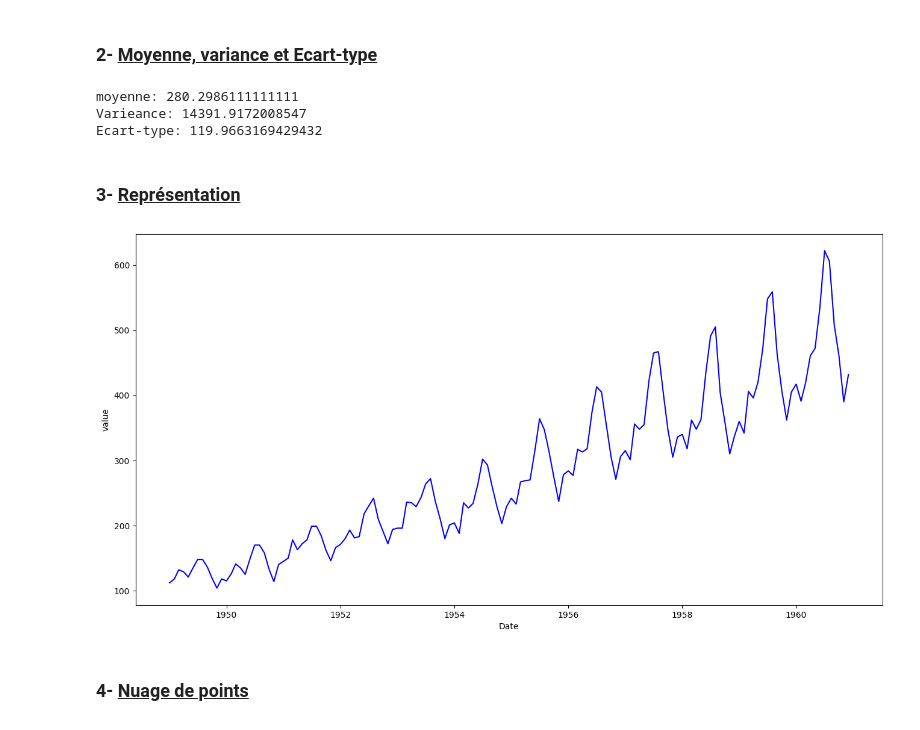
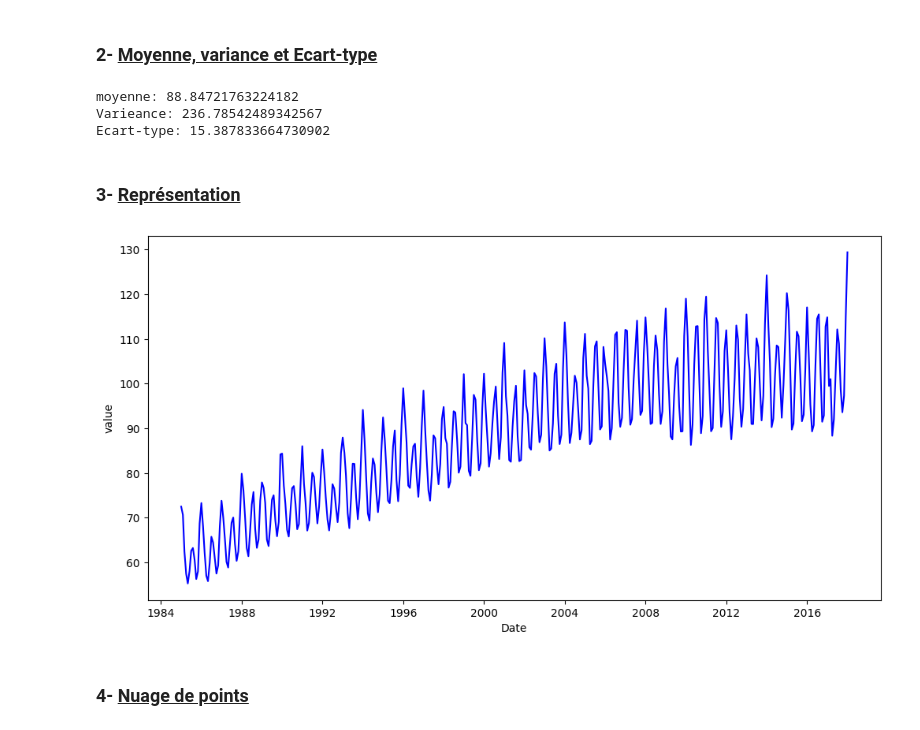
Before and after one commit to gedeontiga/time-series-app, a Jupyter notebook: Tp1.ipynb, the cells around one changed output. Drawn from its saved outputs; the diff is of its cells as text; code cells hidden in the pictures.

```diff
--- a/Tp1.ipynb
+++ b/Tp1.ipynb
@@ -231,30 +234,31 @@ plt.show()
 # %% [markdown]
 <h3>1- <b><u> Étude production électrique<u></b></h3>
 # %%
-filepath_5 = "dataset/AirPassengers.csv"
-df_5  = pd.read_csv(filepath_5);
+filepath_5 = "dataset/Electric_Production.csv"
+df_5  = pd.read_csv(filepath_5, nrows=500);
 # %% [markdown]
 <h3>2- <b><u> Moyenne, variance et Ecart-type<u></b></h3>
 # %%
-mean_5 = df_5['Airpass'].mean()
-var_5 = df_5['Airpass'].var()
-ect_5 = df_5['Airpass'].std()
+mean_5 = df_5['IPG2211A2N'].mean()
+var_5 = df_5['IPG2211A2N'].var()
+ect_5 = df_5['IPG2211A2N'].std()
 print(f"moyenne: {mean_5}\nVarieance: {var_5}\nEcart-type: {ect_5}")
 # %% [output]
-moyenne: 280.2986111111111
-Varieance: 14391.9172008547
-Ecart-type: 119.9663169429432
+moyenne: 88.84721763224182
+Varieance: 236.78542489342567
+Ecart-type: 15.387833664730902
 # %% [markdown]
 <h3>3- <b><u> Représentation <u></b></h3>
 # %%
-plt.figure(figsize=(16, 8))
-plt.plot(pd.to_datetime(df_5['t']), df_5['Airpass'], c='b')
+# ax_5 = plt.subplot()
+plt.figure(figsize=(12, 6))
+plt.plot(pd.to_datetime(df_5['DATE']), df_5['IPG2211A2N'], c='b')
 plt.xlabel("Date")
 plt.ylabel("value")
-# //plt.title("Temporal serie for prooduction")
+# plt.title("Temporal serie for prooduction")
 plt.show()
 # %% [output]
-[figure, old version]
+[figure, new version]
 # %% [markdown]
 <h3>4- <b><u> Nuage de points <u></b></h3>
 # %%
```
Also changed, not shown: parts of 14 cells of this notebook, 20 other files.
